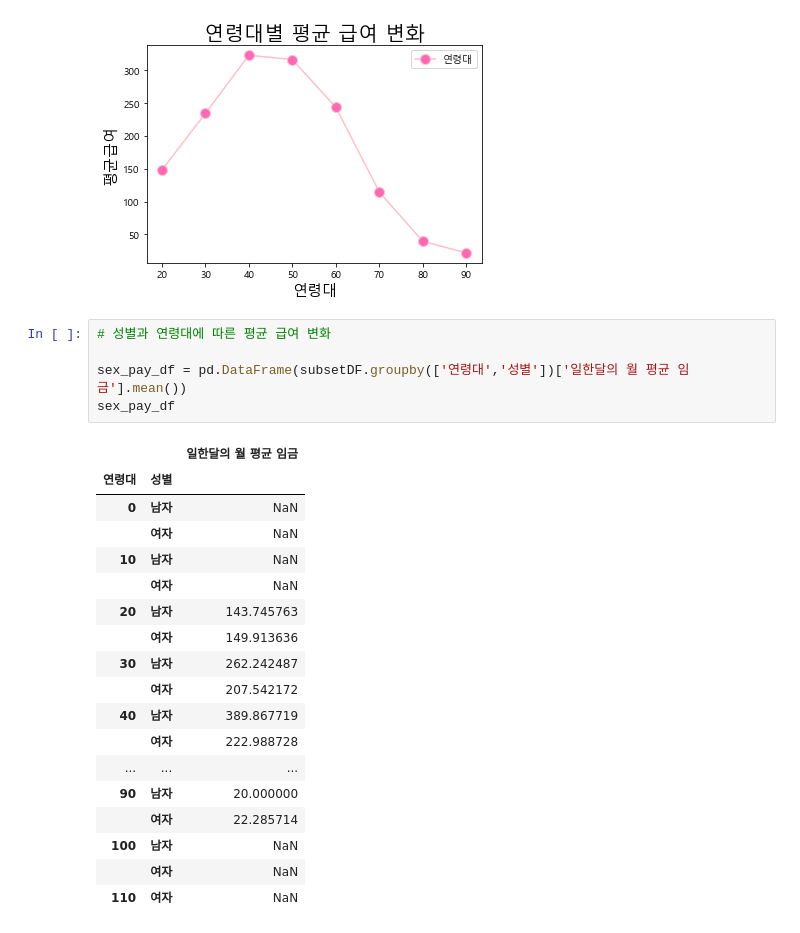
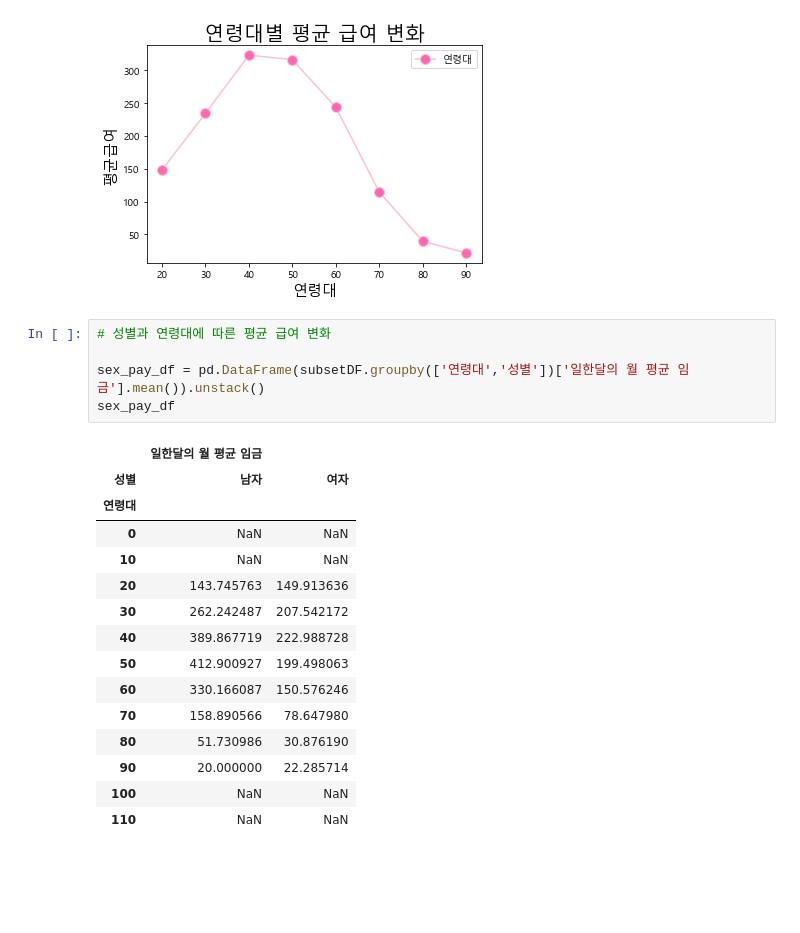
Before and after one commit to dhdmsdud/TIL, a Jupyter notebook: MachinLearning/Visualization[02].ipynb, the cells around one changed output. Saved outputs shown, nothing was run; the diff lists cells and outputs as text; blank space fills up the shorter version.

```diff
--- a/MachinLearning/Visualization[02].ipynb
+++ b/MachinLearning/Visualization[02].ipynb
@@ -737,24 +720,21 @@ plt.close()
 # %%
 # 성별과 연령대에 따른 평균 급여 변화
 
-sex_pay_df = pd.DataFrame(subsetDF.groupby(['연령대','성별'])['일한달의 월 평균 임금'].mean())
+sex_pay_df = pd.DataFrame(subsetDF.groupby(['연령대','성별'])['일한달의 월 평균 임금'].mean()).unstack()
 sex_pay_df
 # %% [output]
-|  |  | 일한달의 월 평균 임금 |
-| 연령대 | 성별 |  |
-| 0 | 남자 | NaN |
-|  | 여자 | NaN |
-| 10 | 남자 | NaN |
-|  | 여자 | NaN |
-| 20 | 남자 | 143.745763 |
-|  | 여자 | 149.913636 |
-| 30 | 남자 | 262.242487 |
-|  | 여자 | 207.542172 |
-| 40 | 남자 | 389.867719 |
-|  | 여자 | 222.988728 |
-| ... | ... | ... |
-| 90 | 남자 | 20.000000 |
-|  | 여자 | 22.285714 |
-| 100 | 남자 | NaN |
-|  | 여자 | NaN |
-| 110 | 여자 | NaN |
+|  | 일한달의 월 평균 임금 |  |
+| 성별 | 남자 | 여자 |
+| 연령대 |  |  |
+| 0 | NaN | NaN |
+| 10 | NaN | NaN |
+| 20 | 143.745763 | 149.913636 |
+| 30 | 262.242487 | 207.542172 |
+| 40 | 389.867719 | 222.988728 |
+| 50 | 412.900927 | 199.498063 |
+| 60 | 330.166087 | 150.576246 |
+| 70 | 158.890566 | 78.647980 |
+| 80 | 51.730986 | 30.876190 |
+| 90 | 20.000000 | 22.285714 |
+| 100 | NaN | NaN |
+| 110 | NaN | NaN |
```
Also changed, not shown: parts of 19 cells of this notebook.
